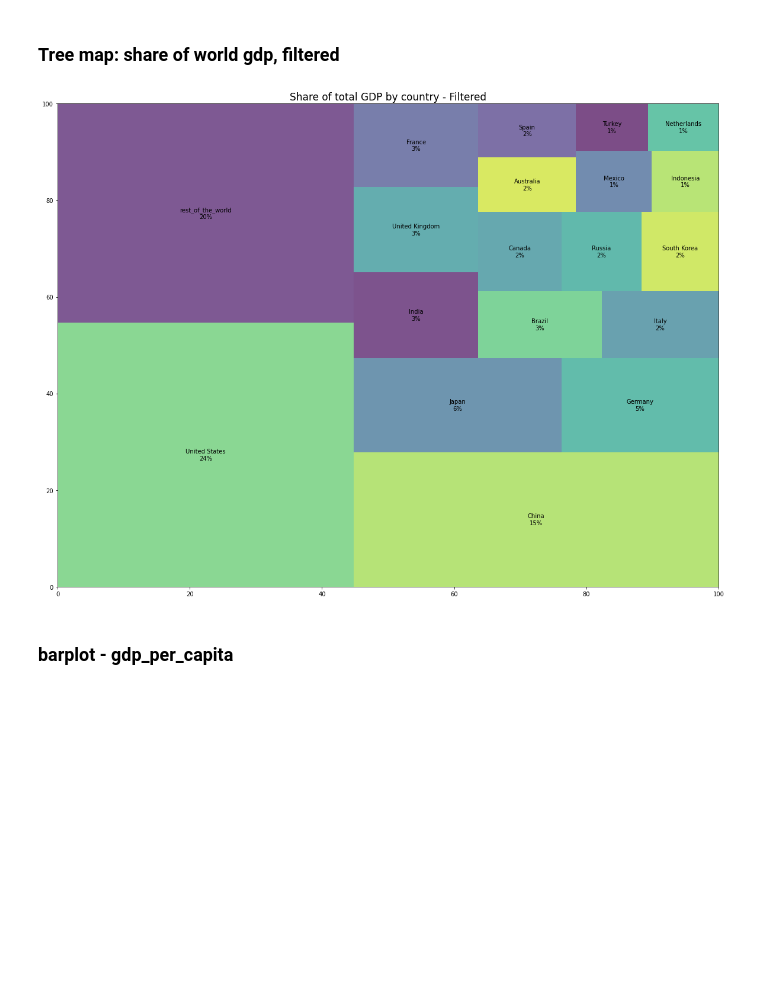
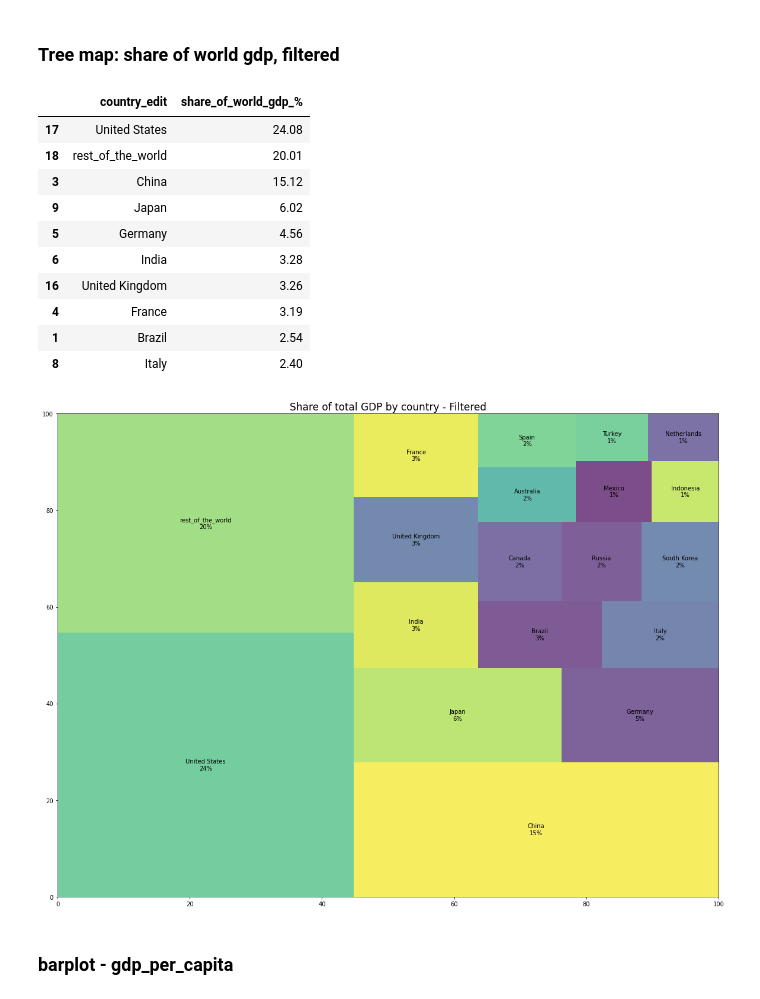
Before and after one commit to NadavNavon/pokemon_project, a Jupyter notebook: SQL_practice.ipynb, the cells around one changed output. Saved outputs shown, nothing was run; the diff lists cells and outputs as text; code cells hidden in the pictures; blank space fills up the shorter version.

```diff
--- a/SQL_practice.ipynb
+++ b/SQL_practice.ipynb
@@ -231,19 +248,31 @@ plt.show()
 # %%
 # groupby country, where gdp < 1% of total world gdp - marked as rest_of_the_world
 df_gdp_share_groupby = df_gdp_share.groupby('country_edit')['share_of_world_gdp_%'].sum().reset_index().sort_values('share_of_world_gdp_%', ascending = False)
+display(df_gdp_share_groupby.head(10))
 
 # create serises for filtered tree map
 sizes = df_gdp_share_groupby[df_gdp_share_groupby['share_of_world_gdp_%'] != 0]['share_of_world_gdp_%'].values.tolist()
 labels = df_gdp_share_groupby.apply(lambda x: str(x[0]) +"\n" + str(round(x[1])) + "%", axis = 1)
 
 
 # plot tree map
 plt.figure(figsize = (20,15))
 sq.plot(sizes = sizes , label = labels, alpha = 0.7);
 plt.title("Share of total GDP by country - Filtered", fontdict = {'size':17});
 plt.show()
 # %% [output]
+|  | country_edit | share_of_world_gdp_% |
+| 17 | United States | 24.08 |
+| 18 | rest_of_the_world | 20.01 |
+| 3 | China | 15.12 |
+| 9 | Japan | 6.02 |
+| 5 | Germany | 4.56 |
+| 6 | India | 3.28 |
+| 16 | United Kingdom | 3.26 |
+| 4 | France | 3.19 |
+| 1 | Brazil | 2.54 |
+| 8 | Italy | 2.40 |
-[figure, old version]
+[figure, new version]
 # %% [markdown]
 ### barplot - gdp_per_capita
 # %%
```
Also changed, not shown: parts of 4 cells of this notebook.
